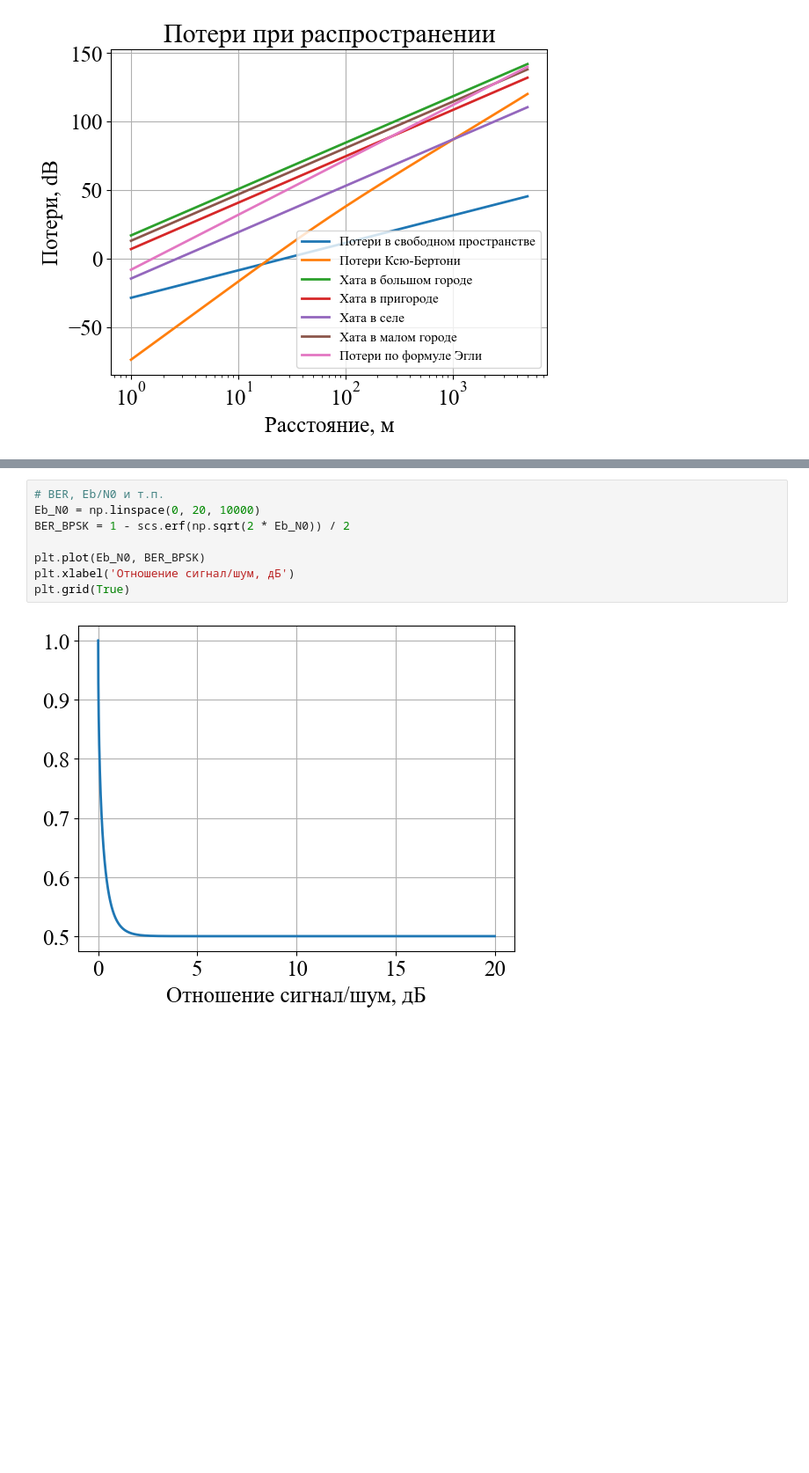
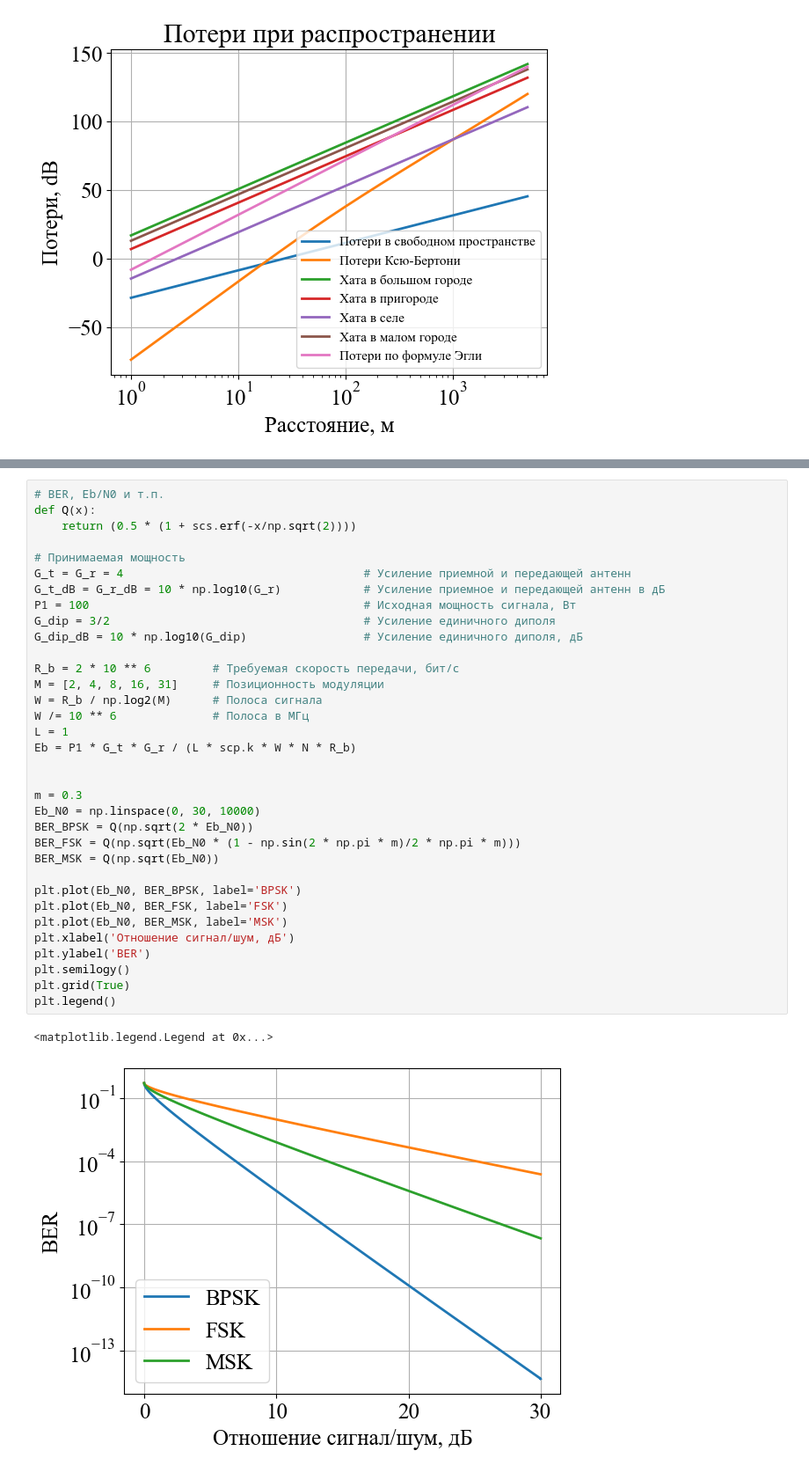
Before and after one commit to liveinscarlet/Study, a Jupyter notebook: Шапошникова/Propogation_losses/Propogation losses.ipynb, the cells around one changed output, grey strips where cells are left out. Shown at 88% size. Cells and saved outputs as stored; diff of their text form; blank space fills up the shorter version.

```diff
--- a/Шапошникова/Propogation_losses/Propogation losses.ipynb
+++ b/Шапошникова/Propogation_losses/Propogation losses.ipynb
@@ -158,13 +162,40 @@ plt.polar(phi, AP)
 plt.grid(True)
 # %% [output]
 [figure]
-# %%
-# BER, Eb/N0 и т.п.
-Eb_N0 = np.linspace(0, 20, 10000)
-BER_BPSK = 1 - scs.erf(np.sqrt(2 * Eb_N0)) / 2
-
-plt.plot(Eb_N0, BER_BPSK)
-plt.xlabel('Отношение сигнал/шум, дБ')
-plt.grid(True)
-# %% [output]
-[figure, removed]
+# %%
+# BER, Eb/N0 и т.п.
+def Q(x):
+    return (0.5 * (1 + scs.erf(-x/np.sqrt(2))))
+
+# Принимаемая мощность
+G_t = G_r = 4                                   # Усиление приемной и передающей антенн
+G_t_dB = G_r_dB = 10 * np.log10(G_r)            # Усиление приемное и передающей антенн в дБ
+P1 = 100                                        # Исходная мощность сигнала, Вт
+G_dip = 3/2                                     # Усиление единичного диполя
+G_dip_dB = 10 * np.log10(G_dip)                 # Усиление единичного диполя, дБ
+
+R_b = 2 * 10 ** 6         # Требуемая скорость передачи, бит/с
+M = [2, 4, 8, 16, 31]     # Позиционность модуляции
+W = R_b / np.log2(M)      # Полоса сигнала
+W /= 10 ** 6              # Полоса в МГц
+L = 1
+Eb = P1 * G_t * G_r / (L * scp.k * W * N * R_b)
+
+
+m = 0.3
+Eb_N0 = np.linspace(0, 30, 10000)
+BER_BPSK = Q(np.sqrt(2 * Eb_N0))
+BER_FSK = Q(np.sqrt(Eb_N0 * (1 - np.sin(2 * np.pi * m)/2 * np.pi * m)))
+BER_MSK = Q(np.sqrt(Eb_N0))
+
+plt.plot(Eb_N0, BER_BPSK, label='BPSK')
+plt.plot(Eb_N0, BER_FSK, label='FSK')
+plt.plot(Eb_N0, BER_MSK, label='MSK')
+plt.xlabel('Отношение сигнал/шум, дБ')
+plt.ylabel('BER')
+plt.semilogy()
+plt.grid(True)
+plt.legend()
+# %% [output]
+<matplotlib.legend.Legend at 0x...>
+[figure, added]
```
Also changed, not shown: parts of 2 cells of this notebook.
